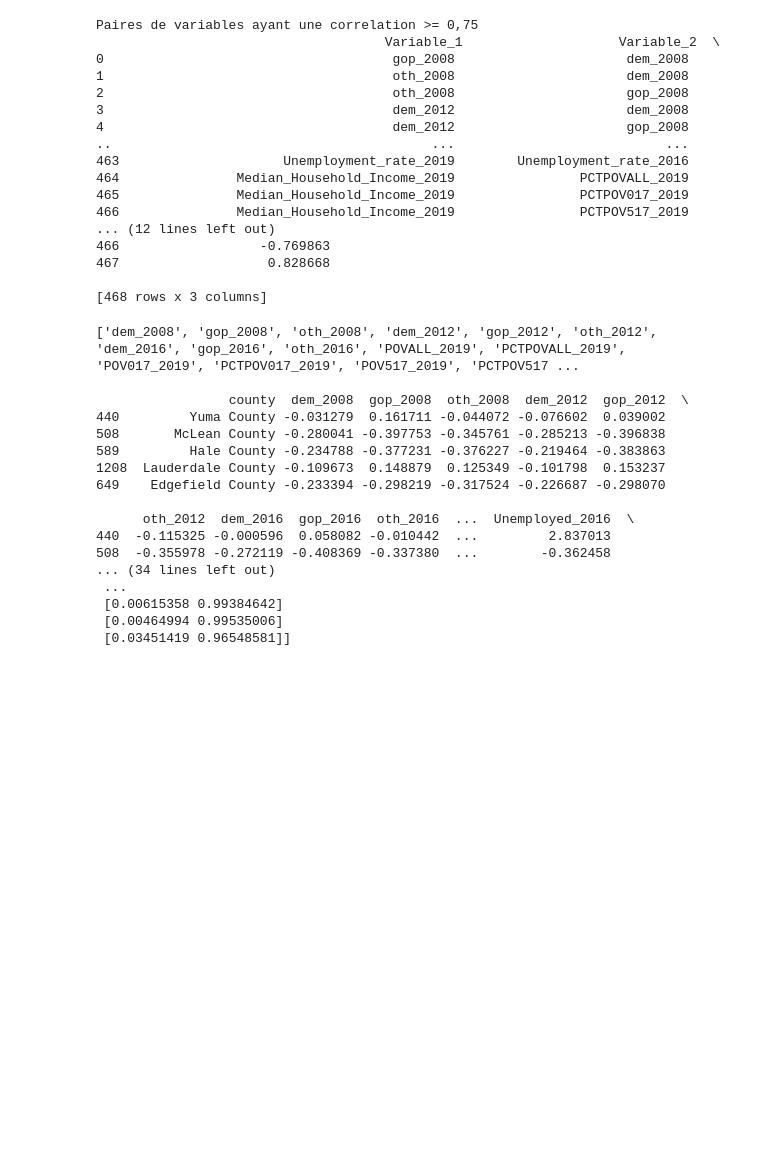
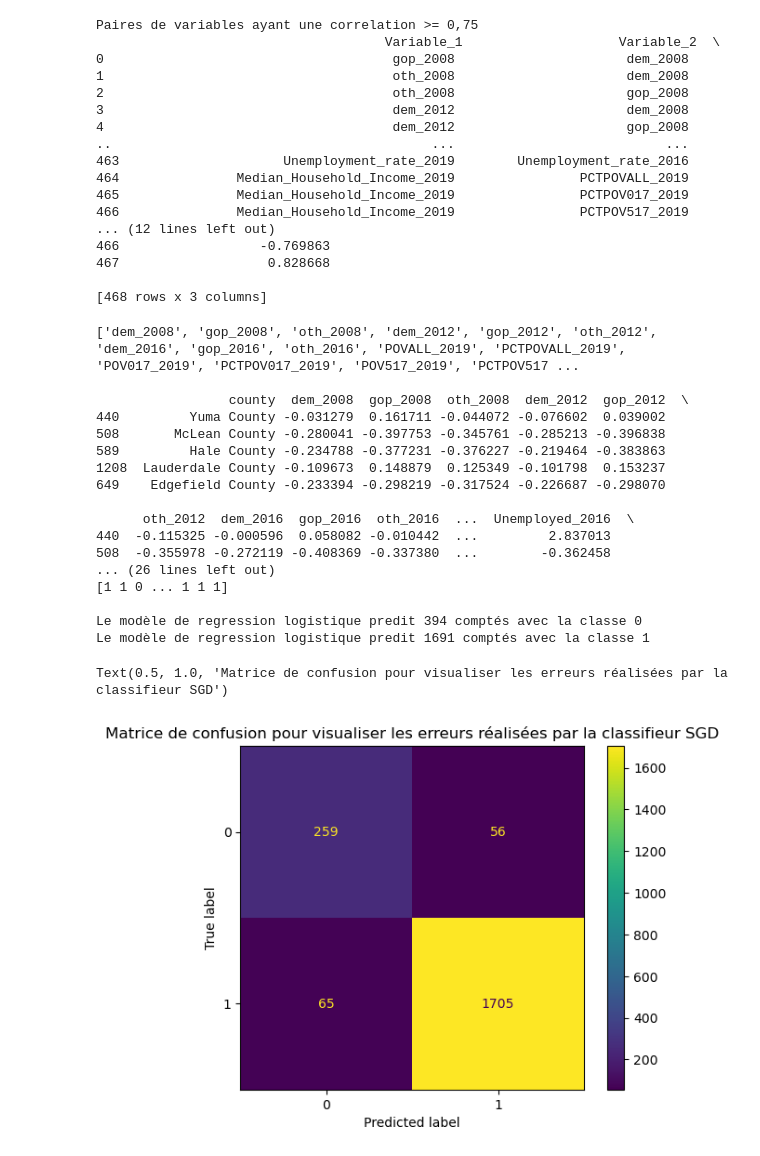
Before and after one commit to pmthioune/sda_projet_classification, a Jupyter notebook: SDA_Projet_Classification.ipynb, the cells around one changed output. Saved outputs shown, nothing was run; the diff lists cells and outputs as text; code cells hidden in the pictures; blank space fills up the shorter version.

```diff
--- a/SDA_Projet_Classification.ipynb
+++ b/SDA_Projet_Classification.ipynb
@@ -519,43 +519,60 @@ X_train = train.drop(columns=['state','county','target']).values
 
 #---------------------------------------------------------------------------------------------------------------
 # Partie 3.4 : Selection et entrainement du modele
 #---------------------------------------------------------------------------------------------------------------
 
-# Initialisation de la regression logistique
+# Regression logistique
 reg_log = LogisticRegression(class_weight='balanced') # Le jeu donnee etant desiquilibre, on peut utiliser le parametre class_weight='balanced'
 
-# Utiliser la fonction fit pour estimer les parametres du modele sur le jeu de donnee X_train, y_train
+# Utilisation de la fonction fit pour estimer les parametres du modele sur le jeu de donnee X_train, y_train
 reg_log.fit(X_train, y_train)
 
 # Prediction des classes avec predict
 y_train_pred_log  = reg_log.predict(X_train)
 
 # Affichage du vecteur de predictions
 print(f"{y_train_pred_log}\n")
 for i in range(2):
-    print(f"Notre modèle predit {sum(y_train_pred_log==i)} comptés avec la classe {i}")
+    print(f"Le modèle de regression logistique predit {sum(y_train_pred_log==i)} comptés avec la classe {i}")
 
 # Prediction des probabilités d'avoir la classe 0 ou 1
-y_train_pred_proba_log = reg_log.predict_proba(X_train)
-print(f"\n{y_train_pred_proba_log}")
+#y_train_pred_proba_log = reg_log.predict_proba(X_train)
+#print(f"\n{y_train_pred_proba_log}")
+
+# Classificateur lineaire avec apprentissage SGD (stochastic gradient descent)
+sgd_clf = SGDClassifier(random_state=42, loss="log_loss") # Fonction de perte log_loss donne une regression logistique
+
+# Entrainement du modele SGDClassifier
+sgd_clf.fit(X_train, y_train)
+
+# Prediction par la stratégie de la validation croisée à 3 blocs
+y_train_pred_sgd = cross_val_predict(sgd_clf, X_train, y_train, cv=3)
+
+# La matrice de confusion
+cm = confusion_matrix(y_train, y_train_pred_sgd)
+disp = ConfusionMatrixDisplay(confusion_matrix=cm, display_labels=sgd_clf.classes_)
+disp.plot()
+disp.ax_.set_title("Matrice de confusion pour visualiser les erreurs réalisées par le classifieur SGD")
 # %% [output]
 ['dem_2008', 'gop_2008', 'oth_2008', 'dem_2012', 'gop_2012', 'oth_2012', 'dem_2016', 'gop_2016', 'oth_2016', 'POVALL_2019', 'PCTPOVALL_2019', 'POV017_2019', 'PCTPOV017_2019', 'POV517_2019', 'PCTPOV517 ...
 
                  county  dem_2008  gop_2008  oth_2008  dem_2012  gop_2012  \
 440         Yuma County -0.031279  0.161711 -0.044072 -0.076602  0.039002
 508       McLean County -0.280041 -0.397753 -0.345761 -0.285213 -0.396838
 589         Hale County -0.234788 -0.377231 -0.376227 -0.219464 -0.383863
 1208  Lauderdale County -0.109673  0.148879  0.125349 -0.101798  0.153237
 649    Edgefield County -0.233394 -0.298219 -0.317524 -0.226687 -0.298070
 
       oth_2012  dem_2016  gop_2016  oth_2016  ...  Unemployed_2016  \
 440  -0.115325 -0.000596  0.058082 -0.010442  ...         2.837013
 508  -0.355978 -0.272119 -0.408369 -0.337380  ...        -0.362458
-... (34 lines left out)
- ...
- [0.00615358 0.99384642]
- [0.00464994 0.99535006]
- [0.03451419 0.96548581]]
+... (26 lines left out)
+[1 1 0 ... 1 1 1]
+
+Le modèle de regression logistique predit 394 comptés avec la classe 0
+Le modèle de regression logistique predit 1691 comptés avec la classe 1
+Text(0.5, 1.0, 'Matrice de confusion pour visualiser les erreurs réalisées par la classifieur SGD')
+[figure, added]
 # %%
 #---------------------------------------------------------------------------------------------------------------
 # Partie 4 : Evaluation
```
Also changed, not shown: parts of 2 cells of this notebook.
